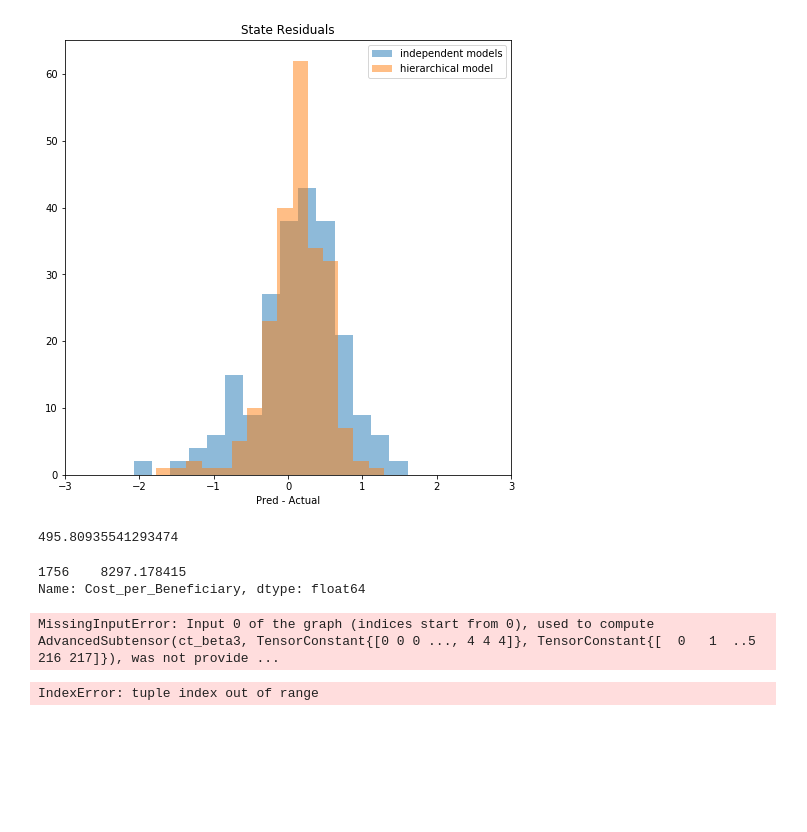
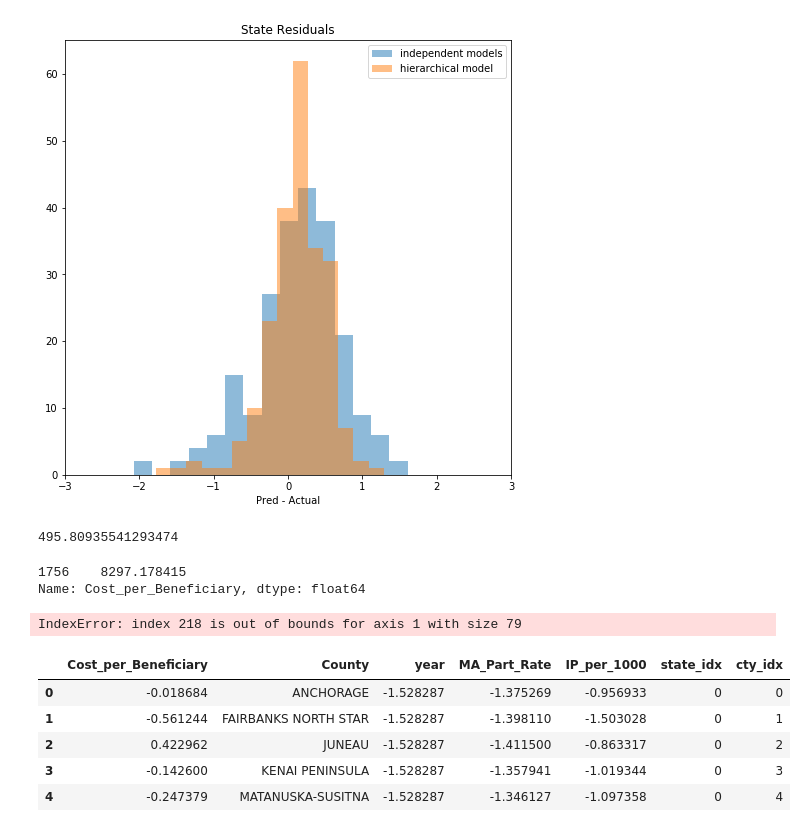
Before and after one commit to cstaff18/Medicare_Spending_Bayesian_Linear_Models, a Jupyter notebook: DataExplorationAndEDA.ipynb, the cells around one changed output. Saved outputs shown, nothing was run; the diff lists cells and outputs as text; code cells hidden in the pictures; blank space fills up the shorter version.

```diff
--- a/DataExplorationAndEDA.ipynb
+++ b/DataExplorationAndEDA.ipynb
@@ -1000,7 +1000,7 @@ with pm.Model() as SC_hierarchical_model:
     x1 = X_train.year.values
     x2 = X_train.MA_Part_Rate.values
     x3 = X_train.IP_per_1000.values
-    cost_est = a[state_idx,county_idx] + b1[state_idx,county_idx]*x1 + b2[state_idx,county_idx]*x2 + b3[state_idx,county_idx]*x3
+    cost_est = sa[state_idx,county_idx] + sb1[state_idx,county_idx]*x1 + sb2[state_idx,county_idx]*x2 + sb3[state_idx,county_idx]*x3
 
     # Data likelihood
     y_like = pm.Normal('y_like', mu=cost_est, sd=eps, observed=X_train.Cost_per_Beneficiary)
@@ -1010,8 +1010,13 @@ with pm.Model() as SC_hierarchical_model:
 with SC_hierarchical_model:
     SC_hierarchical_trace = pm.sample(1000,step,start,njobs=3)
 # %% [output]
-MissingInputError: Input 0 of the graph (indices start from 0), used to compute AdvancedSubtensor(ct_beta3, TensorConstant{[0 0 0 ..., 4 4 4]}, TensorConstant{[  0   1  ..5 216 217]}), was not provide ...
+IndexError: index 218 is out of bounds for axis 1 with size 79
-# %%
-sa.
-# %% [output]
-IndexError: tuple index out of range
+# %%
+df.head()
+# %% [output]
+|  | Cost_per_Beneficiary | County | year | MA_Part_Rate | IP_per_1000 | state_idx | cty_idx |
+| 0 | -0.018684 | ANCHORAGE | -1.528287 | -1.375269 | -0.956933 | 0 | 0 |
+| 1 | -0.561244 | FAIRBANKS NORTH STAR | -1.528287 | -1.398110 | -1.503028 | 0 | 1 |
+| 2 | 0.422962 | JUNEAU | -1.528287 | -1.411500 | -0.863317 | 0 | 2 |
+| 3 | -0.142600 | KENAI PENINSULA | -1.528287 | -1.357941 | -1.019344 | 0 | 3 |
+| 4 | -0.247379 | MATANUSKA-SUSITNA | -1.528287 | -1.346127 | -1.097358 | 0 | 4 |
```
Also changed, not shown: parts of 15 cells of this notebook, 2 other files.
